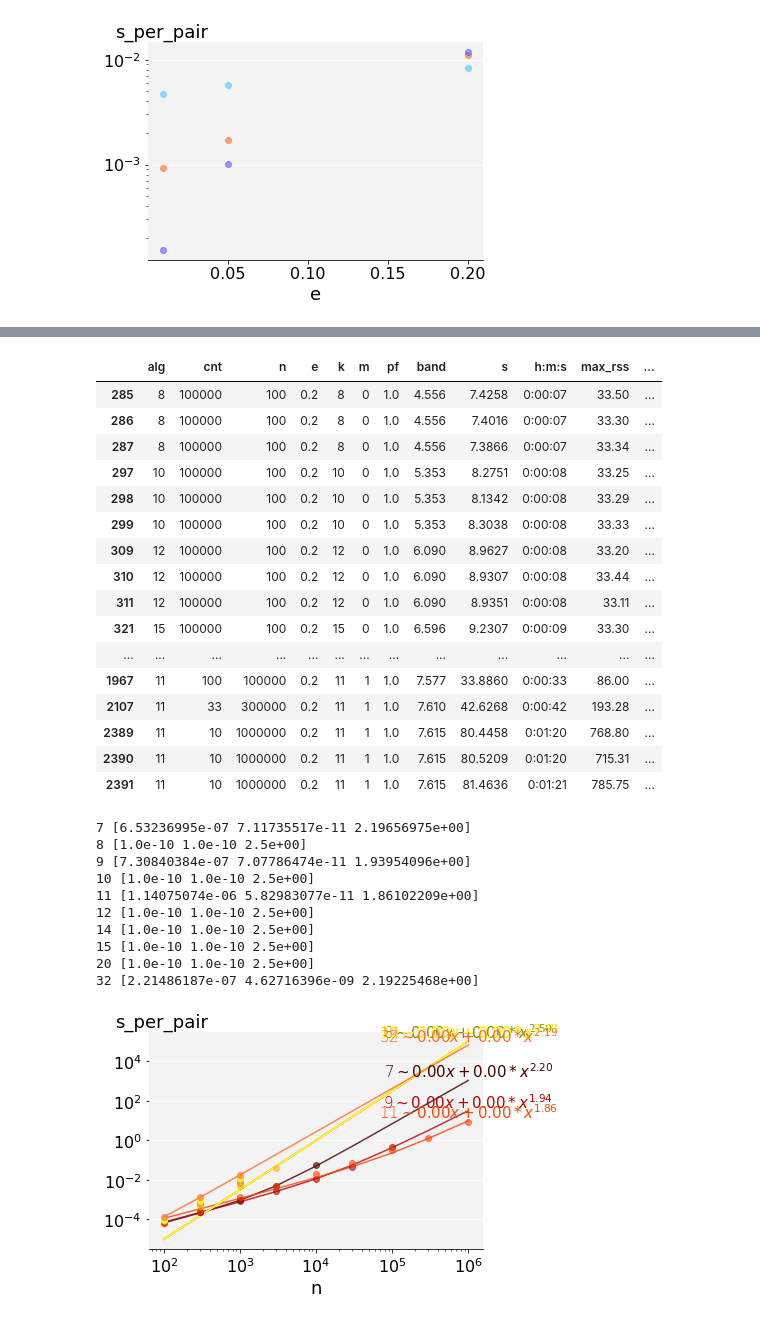
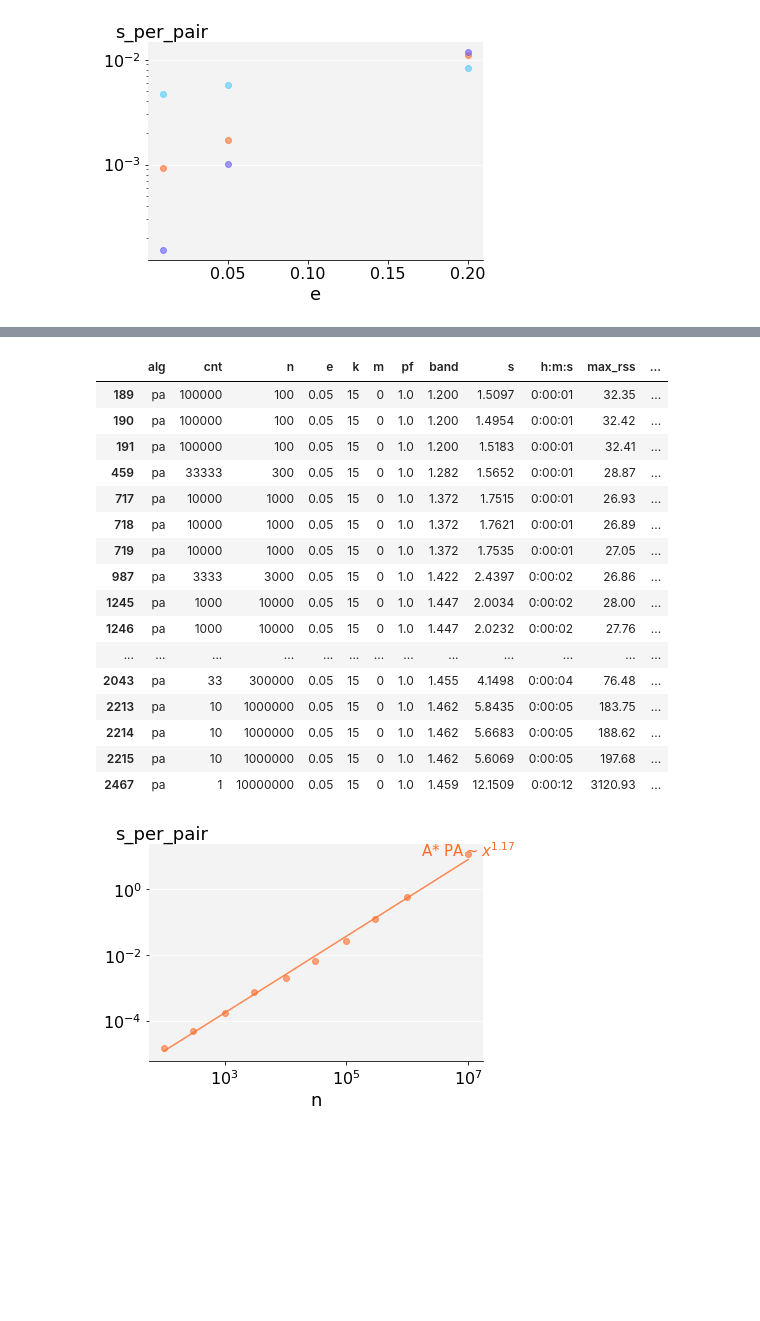
Before and after one commit to RagnarGrootKoerkamp/astar-pairwise-aligner, a Jupyter notebook: evals/benchmarks.ipynb, the cells around one changed output, grey strips where cells are left out. Drawn from its saved outputs; the diff is of its cells as text; code cells hidden in the pictures; blank space fills up the shorter version.

```diff
--- a/evals/benchmarks.ipynb
+++ b/evals/benchmarks.ipynb
@@ -272,44 +272,34 @@ display(df)
 # %%
 experiment_name = 'benchmark'
 
 df = read_benchmarks('../data/table/params_N10000000.tsv').dropna()
 
-df['alg'] = df['k']
-df = df[df['e'] == 0.20]
+#df['alg'] = df['k']
+df = df[df['e'] == 0.05]
 df = df[df['pf'] == 1.0]
-df = df[df['m'] >= 0]
-df = df[df['k'] >= 7]
+df = df[df['m'] == 0]
+df = df[df['k'] == 15]
 display(df)
-plot_scaling(df, y='s_per_pair', x='n', prefix=experiment_name, xlog=True, ylog=True, trend_line="lin_poly")
+plot_scaling(df, y='s_per_pair', x='n', prefix=experiment_name, xlog=True, ylog=True, trend_line="poly")
 # %% [output]
 |  | alg | cnt | n | e | k | m | pf | band | s | h:m:s | max_rss | ... |
-| 285 | 8 | 100000 | 100 | 0.2 | 8 | 0 | 1.0 | 4.556 | 7.4258 | 0:00:07 | 33.50 | ... |
-| 286 | 8 | 100000 | 100 | 0.2 | 8 | 0 | 1.0 | 4.556 | 7.4016 | 0:00:07 | 33.30 | ... |
-| 287 | 8 | 100000 | 100 | 0.2 | 8 | 0 | 1.0 | 4.556 | 7.3866 | 0:00:07 | 33.34 | ... |
-| 297 | 10 | 100000 | 100 | 0.2 | 10 | 0 | 1.0 | 5.353 | 8.2751 | 0:00:08 | 33.25 | ... |
-| 298 | 10 | 100000 | 100 | 0.2 | 10 | 0 | 1.0 | 5.353 | 8.1342 | 0:00:08 | 33.29 | ... |
-| 299 | 10 | 100000 | 100 | 0.2 | 10 | 0 | 1.0 | 5.353 | 8.3038 | 0:00:08 | 33.33 | ... |
-| 309 | 12 | 100000 | 100 | 0.2 | 12 | 0 | 1.0 | 6.090 | 8.9627 | 0:00:08 | 33.20 | ... |
-| 310 | 12 | 100000 | 100 | 0.2 | 12 | 0 | 1.0 | 6.090 | 8.9307 | 0:00:08 | 33.44 | ... |
-| 311 | 12 | 100000 | 100 | 0.2 | 12 | 0 | 1.0 | 6.090 | 8.9351 | 0:00:08 | 33.11 | ... |
-| 321 | 15 | 100000 | 100 | 0.2 | 15 | 0 | 1.0 | 6.596 | 9.2307 | 0:00:09 | 33.30 | ... |
+| 189 | pa | 100000 | 100 | 0.05 | 15 | 0 | 1.0 | 1.200 | 1.5097 | 0:00:01 | 32.35 | ... |
+| 190 | pa | 100000 | 100 | 0.05 | 15 | 0 | 1.0 | 1.200 | 1.4954 | 0:00:01 | 32.42 | ... |
+| 191 | pa | 100000 | 100 | 0.05 | 15 | 0 | 1.0 | 1.200 | 1.5183 | 0:00:01 | 32.41 | ... |
+| 459 | pa | 33333 | 300 | 0.05 | 15 | 0 | 1.0 | 1.282 | 1.5652 | 0:00:01 | 28.87 | ... |
+| 717 | pa | 10000 | 1000 | 0.05 | 15 | 0 | 1.0 | 1.372 | 1.7515 | 0:00:01 | 26.93 | ... |
+| 718 | pa | 10000 | 1000 | 0.05 | 15 | 0 | 1.0 | 1.372 | 1.7621 | 0:00:01 | 26.89 | ... |
+| 719 | pa | 10000 | 1000 | 0.05 | 15 | 0 | 1.0 | 1.372 | 1.7535 | 0:00:01 | 27.05 | ... |
+| 987 | pa | 3333 | 3000 | 0.05 | 15 | 0 | 1.0 | 1.422 | 2.4397 | 0:00:02 | 26.86 | ... |
+| 1245 | pa | 1000 | 10000 | 0.05 | 15 | 0 | 1.0 | 1.447 | 2.0034 | 0:00:02 | 28.00 | ... |
+| 1246 | pa | 1000 | 10000 | 0.05 | 15 | 0 | 1.0 | 1.447 | 2.0232 | 0:00:02 | 27.76 | ... |
 | ... | ... | ... | ... | ... | ... | ... | ... | ... | ... | ... | ... | ... |
-| 1967 | 11 | 100 | 100000 | 0.2 | 11 | 1 | 1.0 | 7.577 | 33.8860 | 0:00:33 | 86.00 | ... |
-| 2107 | 11 | 33 | 300000 | 0.2 | 11 | 1 | 1.0 | 7.610 | 42.6268 | 0:00:42 | 193.28 | ... |
-| 2389 | 11 | 10 | 1000000 | 0.2 | 11 | 1 | 1.0 | 7.615 | 80.4458 | 0:01:20 | 768.80 | ... |
-| 2390 | 11 | 10 | 1000000 | 0.2 | 11 | 1 | 1.0 | 7.615 | 80.5209 | 0:01:20 | 715.31 | ... |
-| 2391 | 11 | 10 | 1000000 | 0.2 | 11 | 1 | 1.0 | 7.615 | 81.4636 | 0:01:21 | 785.75 | ... |
+| 2043 | pa | 33 | 300000 | 0.05 | 15 | 0 | 1.0 | 1.455 | 4.1498 | 0:00:04 | 76.48 | ... |
+| 2213 | pa | 10 | 1000000 | 0.05 | 15 | 0 | 1.0 | 1.462 | 5.8435 | 0:00:05 | 183.75 | ... |
+| 2214 | pa | 10 | 1000000 | 0.05 | 15 | 0 | 1.0 | 1.462 | 5.6683 | 0:00:05 | 188.62 | ... |
+| 2215 | pa | 10 | 1000000 | 0.05 | 15 | 0 | 1.0 | 1.462 | 5.6069 | 0:00:05 | 197.68 | ... |
+| 2467 | pa | 1 | 10000000 | 0.05 | 15 | 0 | 1.0 | 1.459 | 12.1509 | 0:00:12 | 3120.93 | ... |
-7 [6.53236995e-07 7.11735517e-11 2.19656975e+00]
-8 [1.0e-10 1.0e-10 2.5e+00]
-9 [7.30840384e-07 7.07786474e-11 1.93954096e+00]
-10 [1.0e-10 1.0e-10 2.5e+00]
-11 [1.14075074e-06 5.82983077e-11 1.86102209e+00]
-12 [1.0e-10 1.0e-10 2.5e+00]
-14 [1.0e-10 1.0e-10 2.5e+00]
-15 [1.0e-10 1.0e-10 2.5e+00]
-20 [1.0e-10 1.0e-10 2.5e+00]
-32 [2.21486187e-07 4.62716396e-09 2.19225468e+00]
-[figure, old version]
+[figure, new version]
 # %%
 # Best params per input
 df = read_benchmarks('../data/table/params_N10000000.tsv')
```
Also changed, not shown: parts of 1 cell of this notebook, 1 other file.
